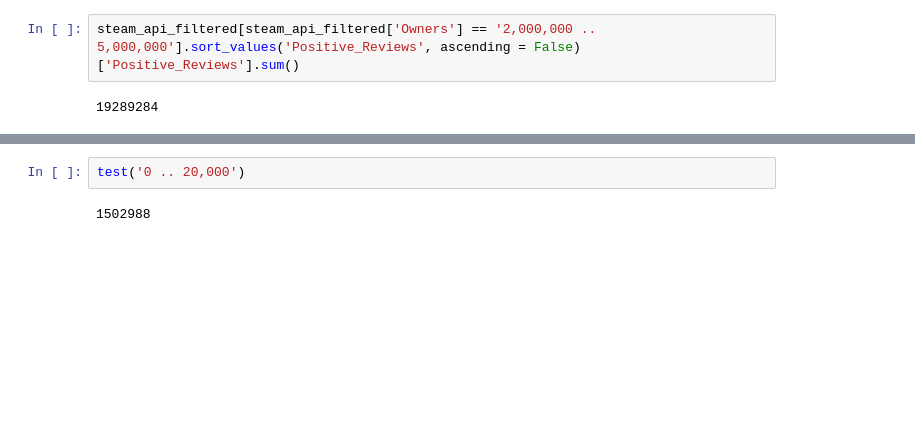
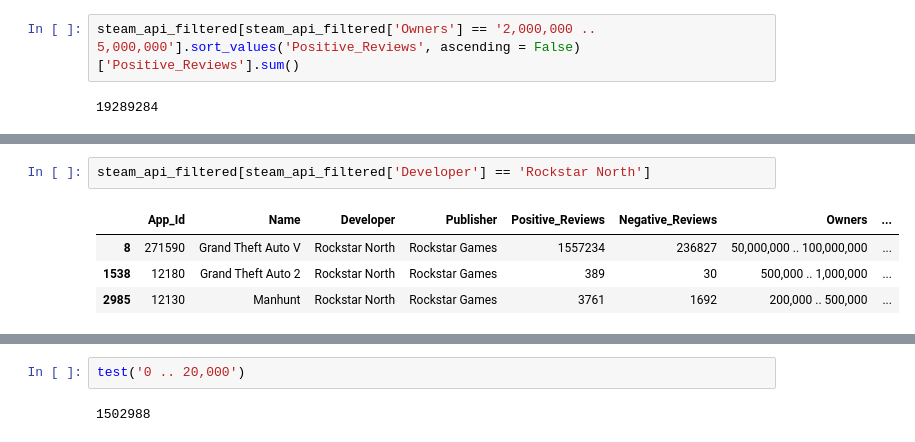
Before and after one commit to barbsjean/Steam_data_analysis, a Jupyter notebook: The Steam Notebook.ipynb, the cells around one changed output, grey strips where cells are left out. Cells and saved outputs as stored; diff of their text form; blank space fills up the shorter version.

```diff
--- a/The Steam Notebook.ipynb
+++ b/The Steam Notebook.ipynb
@@ -297,0 +338,7 @@ steam_api_filtered[steam_api_filtered['Owners'] == '2,000,000 .. 5,000,000'].sor
+# %%
+steam_api_filtered[steam_api_filtered['Developer'] == 'Rockstar North']
+# %% [output]
+|  | App_Id | Name | Developer | Publisher | Positive_Reviews | Negative_Reviews | Owners | ... |
+| 8 | 271590 | Grand Theft Auto V | Rockstar North | Rockstar Games | 1557234 | 236827 | 50,000,000 .. 100,000,000 | ... |
+| 1538 | 12180 | Grand Theft Auto 2 | Rockstar North | Rockstar Games | 389 | 30 | 500,000 .. 1,000,000 | ... |
+| 2985 | 12130 | Manhunt | Rockstar North | Rockstar Games | 3761 | 1692 | 200,000 .. 500,000 | ... |
```
Also changed, not shown: parts of 63 cells of this notebook, 3 other files.
